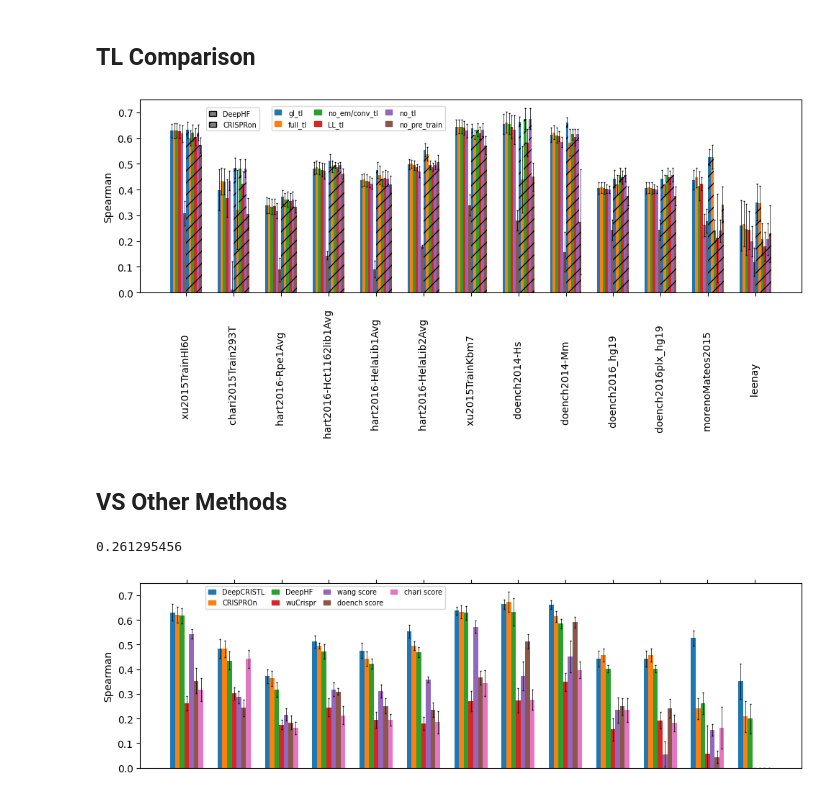
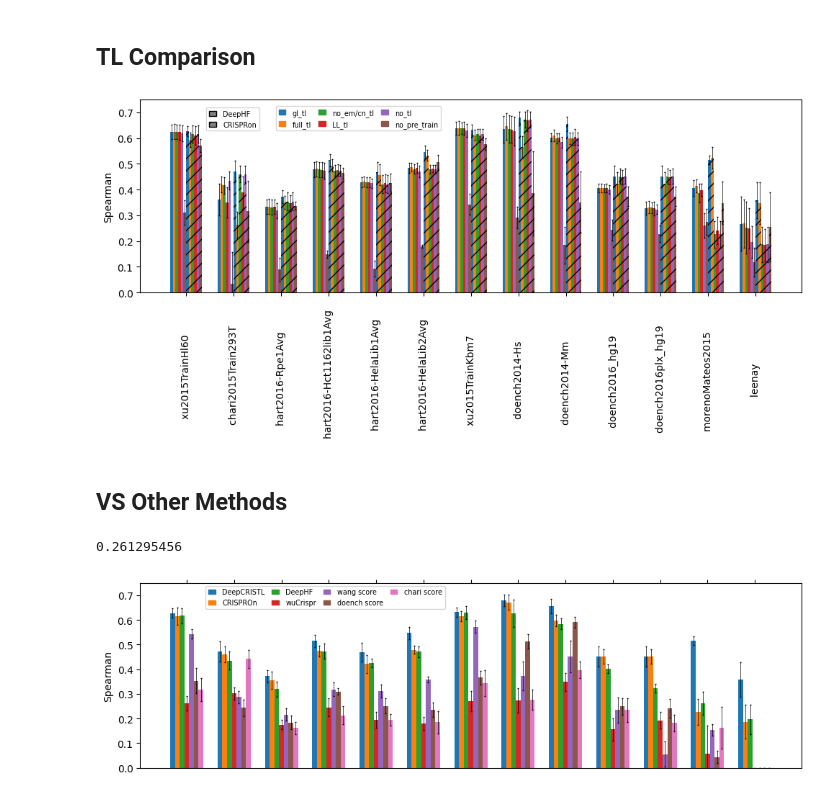
Before and after one commit to OrensteinLab/DeepCRISTL, a Jupyter notebook: new_version/graphs.ipynb, the cells around one changed output. Drawn from its saved outputs; the diff is of its cells as text; code cells hidden in the pictures.

Commit message:
added no_conv_tl

```diff
--- a/new_version/graphs.ipynb
+++ b/new_version/graphs.ipynb
@@ -119,7 +119,7 @@ for dataset in original_datasets:
 
 categories_tl = ['gl_tl', 'full_tl', 'no_em_tl', 'LL_tl', 'no_tl', 'no_pre_train']
 
-data_means_deephf,  data_stds_deephf= get_dict_avg_std('results_dhf_example.csv', original_datasets, categories_tl)
+data_means_deephf,  data_stds_deephf= get_dict_avg_std('results_dhf.csv', original_datasets, categories_tl)
 data_means_crispron, data_stds_crispron= get_dict_avg_std('results_co_example.csv', original_datasets, categories_tl)
 
 categories_various = ['wuCrispr', 'wang', 'doench', 'chariRaw']
@@ -159,7 +159,7 @@ plt.xticks(index-bar_width*3.5 + total_width / 2, datasets, rotation=90)
 legend_1_elements = [
     mpatches.Patch(color=hex_colors[0], label='gl_tl'),
     mpatches.Patch(color=hex_colors[1], label='full_tl'),
-    mpatches.Patch(color=hex_colors[2], label='no_em/conv_tl'),
+    mpatches.Patch(color=hex_colors[2], label='no_em/cn_tl'),
     mpatches.Patch(color=hex_colors[3], label='LL_tl'),
     mpatches.Patch(color=hex_colors[4], label='no_tl'),
     mpatches.Patch(color=hex_colors[5], label='no_pre_train'),]
@@ -169,34 +169,34 @@ legend_2_elements = [
     mpatches.Patch(facecolor='grey', edgecolor='k', label='DeepHF'),
     mpatches.Patch(facecolor='grey', edgecolor='k', hatch='//', label='CRISPRon')]
 
 legend1 = plt.legend(handles=legend_1_elements, loc='lower center', bbox_to_anchor=(0.33, 0.82), ncol=3,
             fontsize='x-small', handlelength=1, handletextpad=1, columnspacing=1)
 
 plt.gca().add_artist(legend1)
 
 plt.legend(handles=legend_2_elements, loc='lower center', bbox_to_anchor=(0.14, 0.82), ncol=1,
             fontsize='x-small', handlelength=1, handletextpad=1, columnspacing=1)
 
 
 
 # make figure bigger
 plt.gcf().set_size_inches(10, 5)
 
 # set y axis limits
 plt.ylim(0.0, 0.75)
 # make figure bigger
 
 # Adjust layout
 plt.tight_layout()
 
 
 # save the plot
 plt.savefig('part1.png', dpi=300)
 
 # Show the plot
 plt.show()
 # %% [output]
-[figure, old version]
+[figure, new version]
 # %% [markdown]
 ## VS Other Methods
 # %%
@@ -300,7 +300,7 @@ plt.savefig('part2.png', dpi=300)
 plt.show()
 # %% [output]
 0.261295456
-[figure, old version]
+[figure, new version]
 # %%
 # combine
 from PIL import Image
```
Also changed, not shown: parts of 2 cells of this notebook, 8 other files.
